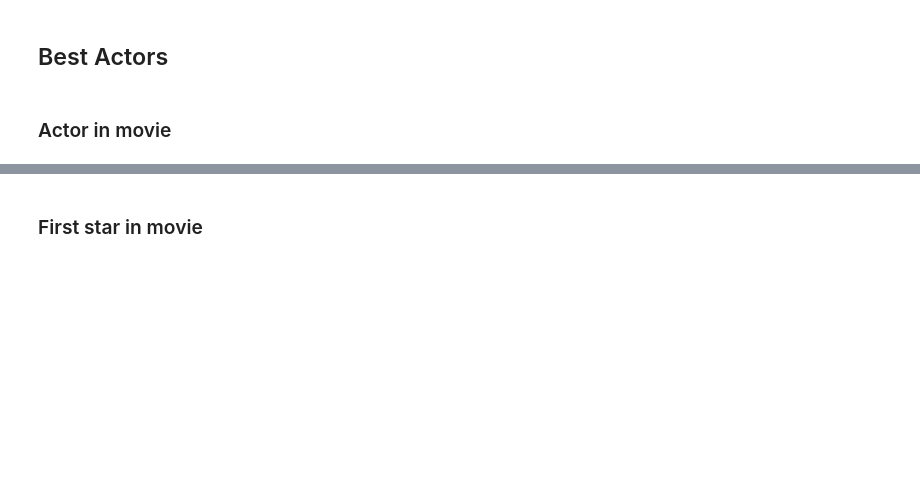
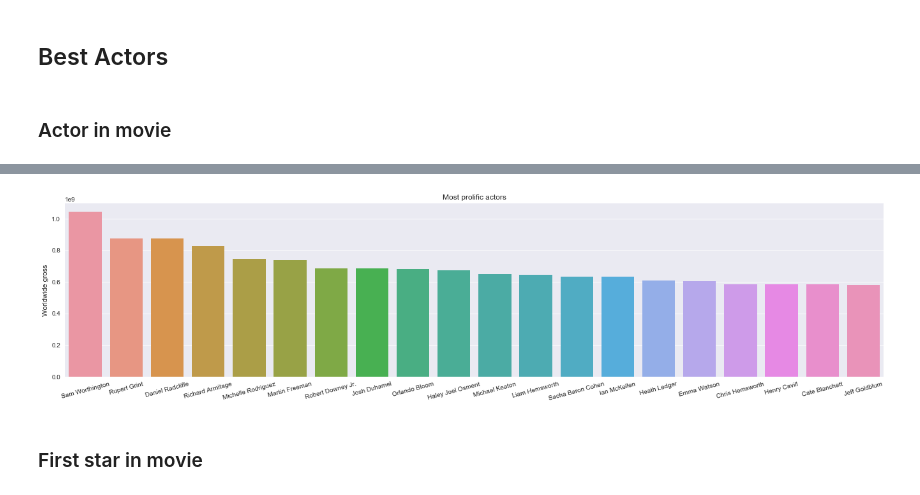
Before and after one commit to alexattia/Data-Science-Projects, a Jupyter notebook: KaggleMovieRating/Exploration.ipynb, the cells around one changed output, grey strips where cells are left out. Cells and saved outputs as stored; diff of their text form; code cells hidden in the pictures; blank space fills up the shorter version.

```diff
--- a/KaggleMovieRating/Exploration.ipynb
+++ b/KaggleMovieRating/Exploration.ipynb
@@ -178,3 +214,11 @@ James McAvoy, 438.9 M$ (5 movie.s)
+# %%
+plt.figure(figsize=(23,5))
+plot = sns.barplot([elem[0] for elem in best_mini_gross], [elem[1] for elem in best_mini_gross])
+_ = plot.set_xticklabels([elem[0] for elem in best_mini_gross], rotation=15)
+_ = plot.set_title('Most prolific actors')
+_ = plot.set_ylabel('Worldwide gross')
+# %% [output]
+[figure, added]
 # %% [markdown]
 ### First star in movie
 # %%
```
Also changed, not shown: parts of 23 cells of this notebook.
